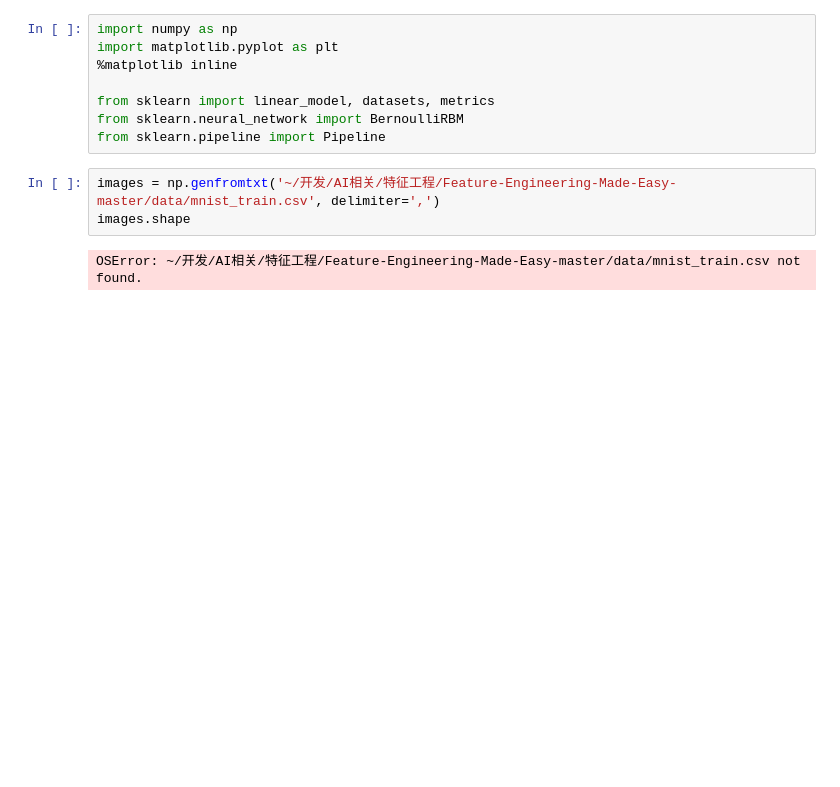
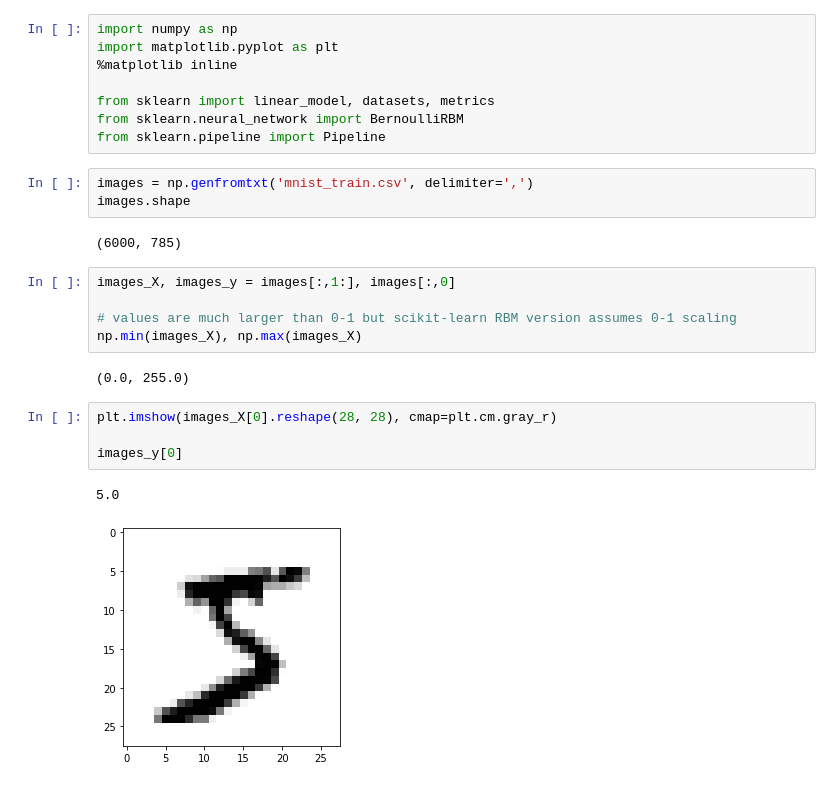
Before and after one commit to SuperSupeng/Data-analysis-with-python, a Jupyter notebook: dataAnalysis/Feature understanding/feature learning.ipynb, the cells around one changed output. Drawn from its saved outputs; the diff is of its cells as text; blank space fills up the shorter version.

```diff
--- a/dataAnalysis/Feature understanding/feature learning.ipynb
+++ b/dataAnalysis/Feature understanding/feature learning.ipynb
@@ -24,7 +24,21 @@ from sklearn import linear_model, datasets, metrics
 from sklearn.neural_network import BernoulliRBM
 from sklearn.pipeline import Pipeline
 # %%
-images = np.genfromtxt('~/开发/AI相关/特征工程/Feature-Engineering-Made-Easy-master/data/mnist_train.csv', delimiter=',')
+images = np.genfromtxt('mnist_train.csv', delimiter=',')
 images.shape
 # %% [output]
-OSError: ~/开发/AI相关/特征工程/Feature-Engineering-Made-Easy-master/data/mnist_train.csv not found.
+(6000, 785)
+# %%
+images_X, images_y = images[:,1:], images[:,0]
+
+# values are much larger than 0-1 but scikit-learn RBM version assumes 0-1 scaling
+np.min(images_X), np.max(images_X)
+# %% [output]
+(0.0, 255.0)
+# %%
+plt.imshow(images_X[0].reshape(28, 28), cmap=plt.cm.gray_r)
+
+images_y[0]
+# %% [output]
+5.0
+[figure, added]
```
Also changed, not shown: parts of 20 cells of this notebook.
